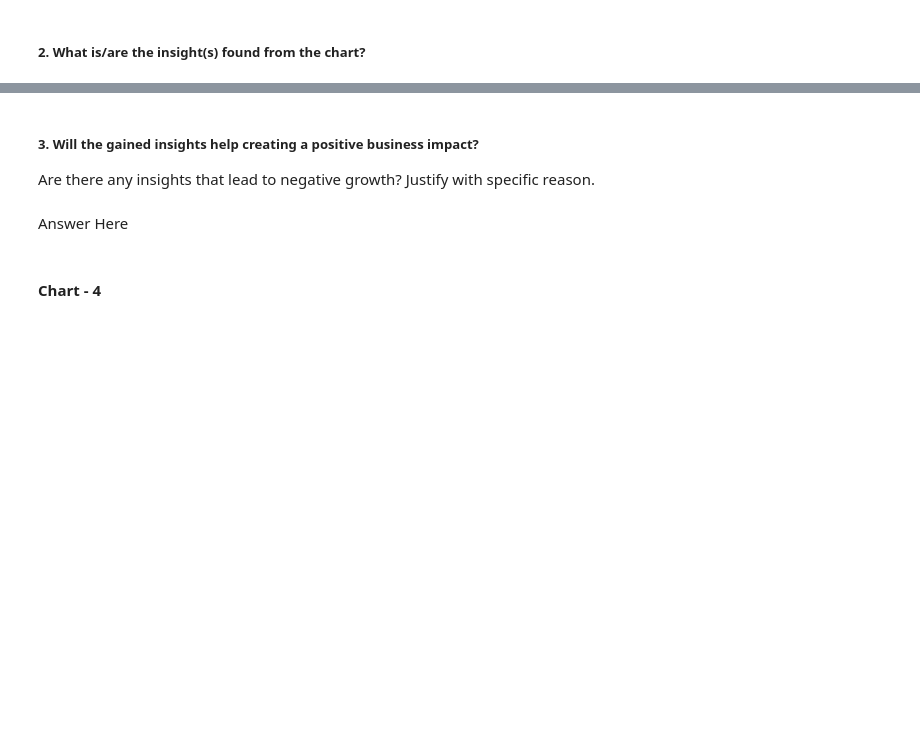
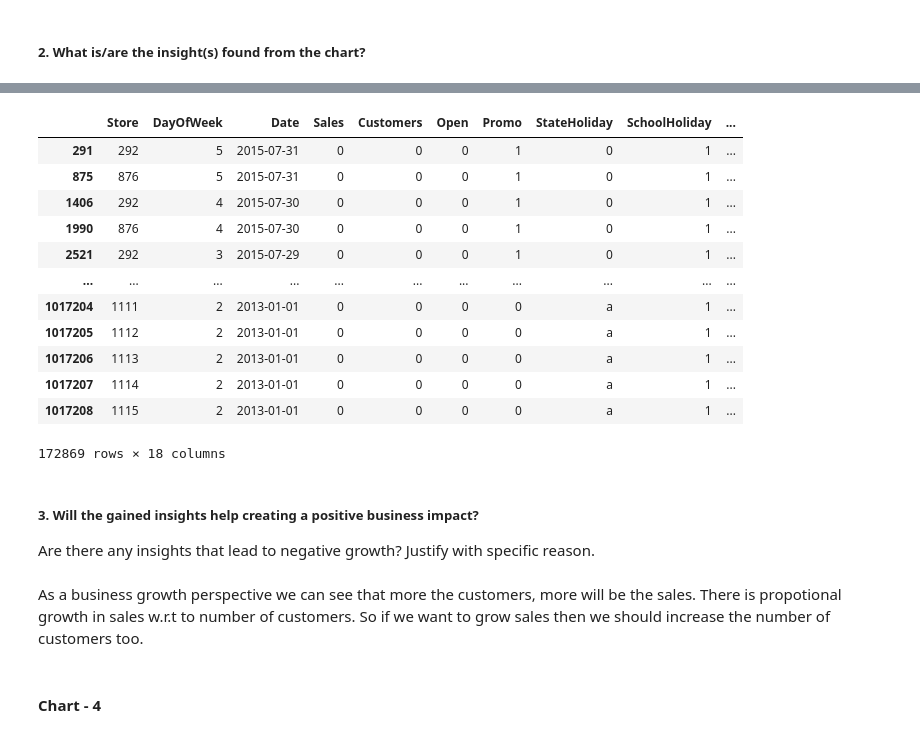
Before and after one commit to pyhtonman0101/Rossmann-Sales-Prediction-, a Jupyter notebook: Rossmann_Sales_Prediction_Capstone_Project.ipynb, the cells around one changed output, grey strips where cells are left out. Cells and saved outputs as stored; diff of their text form; code cells hidden in the pictures; blank space fills up the shorter version.

```diff
--- a/Rossmann_Sales_Prediction_Capstone_Project.ipynb
+++ b/Rossmann_Sales_Prediction_Capstone_Project.ipynb
@@ -553,8 +565,24 @@ Answer Here
+# %%
+df[df['Customers'] == 0]
+# %% [output]
+|  | Store | DayOfWeek | Date | Sales | Customers | Open | Promo | StateHoliday | SchoolHoliday | ... |
+| 291 | 292 | 5 | 2015-07-31 | 0 | 0 | 0 | 1 | 0 | 1 | ... |
+| 875 | 876 | 5 | 2015-07-31 | 0 | 0 | 0 | 1 | 0 | 1 | ... |
+| 1406 | 292 | 4 | 2015-07-30 | 0 | 0 | 0 | 1 | 0 | 1 | ... |
+| 1990 | 876 | 4 | 2015-07-30 | 0 | 0 | 0 | 1 | 0 | 1 | ... |
+| 2521 | 292 | 3 | 2015-07-29 | 0 | 0 | 0 | 1 | 0 | 1 | ... |
+| ... | ... | ... | ... | ... | ... | ... | ... | ... | ... | ... |
+| 1017204 | 1111 | 2 | 2013-01-01 | 0 | 0 | 0 | 0 | a | 1 | ... |
+| 1017205 | 1112 | 2 | 2013-01-01 | 0 | 0 | 0 | 0 | a | 1 | ... |
+| 1017206 | 1113 | 2 | 2013-01-01 | 0 | 0 | 0 | 0 | a | 1 | ... |
+| 1017207 | 1114 | 2 | 2013-01-01 | 0 | 0 | 0 | 0 | a | 1 | ... |
+| 1017208 | 1115 | 2 | 2013-01-01 | 0 | 0 | 0 | 0 | a | 1 | ... |
+172869 rows × 18 columns
 # %% [markdown]
 ##### 3. Will the gained insights help creating a positive business impact?
 Are there any insights that lead to negative growth? Justify with specific reason.
-# %% [markdown]
-Answer Here
+# %% [markdown]
+As a business growth perspective we can see that more the customers, more will be the sales. There is propotional growth in sales w.r.t to number of customers. So if we want to grow sales then we should increase the number of customers too.
 # %% [markdown]
 #### Chart - 4
 # %%
```
Also changed, not shown: parts of 8 cells of this notebook.
